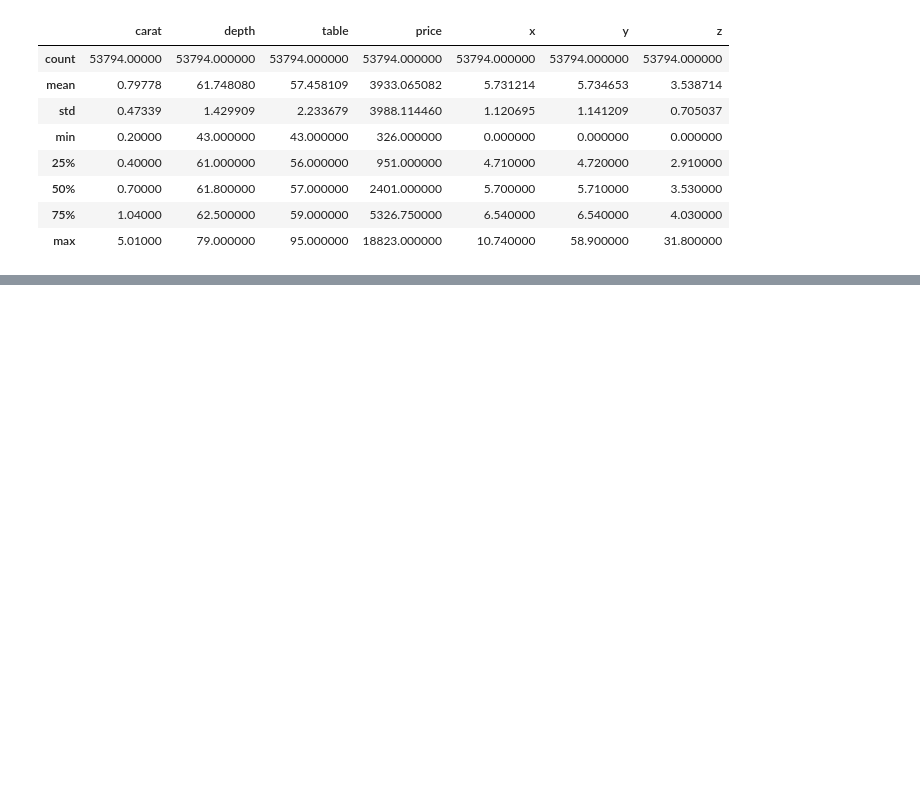
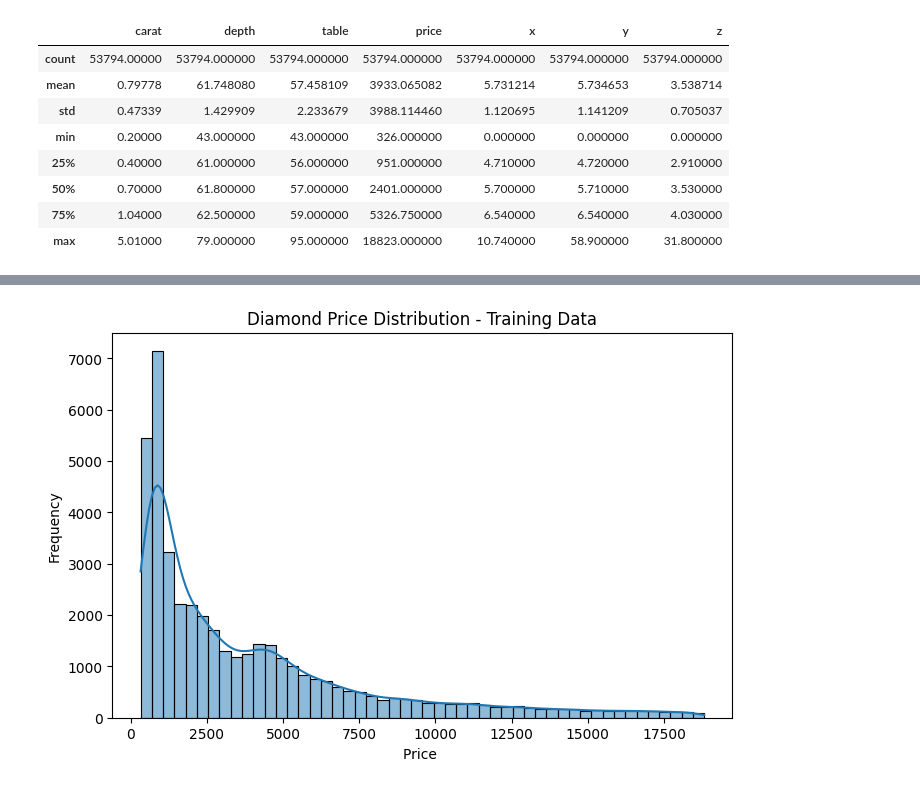
Before and after one commit to bigkidsam/Diamond_Price_Prediction, a Jupyter notebook: backend/main.ipynb, the cells around one changed output, grey strips where cells are left out. Drawn from its saved outputs; the diff is of its cells as text; code cells hidden in the pictures; blank space fills up the shorter version.

Commit message:
enhanced the EDA(Exploratory data Analysis)

```diff
--- a/backend/main.ipynb
+++ b/backend/main.ipynb
@@ -249,0 +307,17 @@ Name: count, dtype: int64
+# %%
+from sklearn.model_selection import train_test_split
+
+X_train,X_test,y_train,y_test = train_test_split(
+
+
+    X,
+    y,
+    test_size=0.20,
+    random_state=42
+
+)
+
+print("X_train:", X_train.shape)
+print("X_test :", X_test.shape)
+print("y_train:", y_train.shape)
+print("y_test :", y_test.shape)
@@ -249,0 +329,10 @@ Name: count, dtype: int64
+# %%
+import matplotlib.pyplot as plt
+import seaborn as sns
+
+# Combine training features and target for EDA
+train_data = X_train.copy()
+train_data['price'] = y_train
+
+print(train_data.shape)
+train_data.head()
@@ -249,0 +347,18 @@ Name: count, dtype: int64
+# %%
+plt.figure (figsize=(8,5))
+
+sns.histplot(
+    data= train_data,
+    x='price',
+
+    bins=50,
+
+    kde=True
+)
+
+plt.title("Diamond Price Distribution - Training Data")
+plt.xlabel('Price ')
+plt.ylabel('Frequency')
+plt.show()
+# %% [output]
+[figure, added]
```
Also changed, not shown: parts of 13 cells of this notebook.
